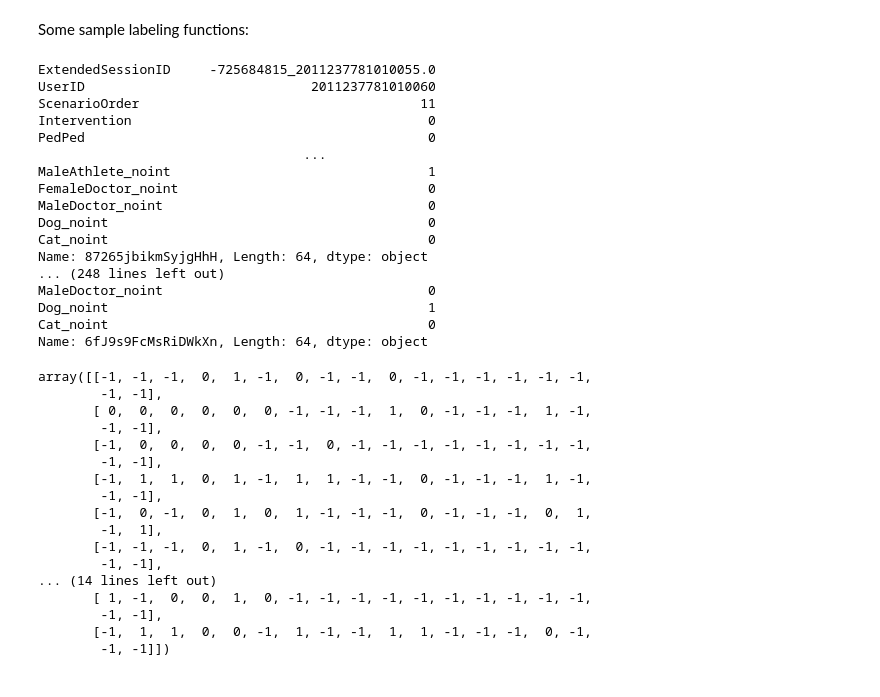
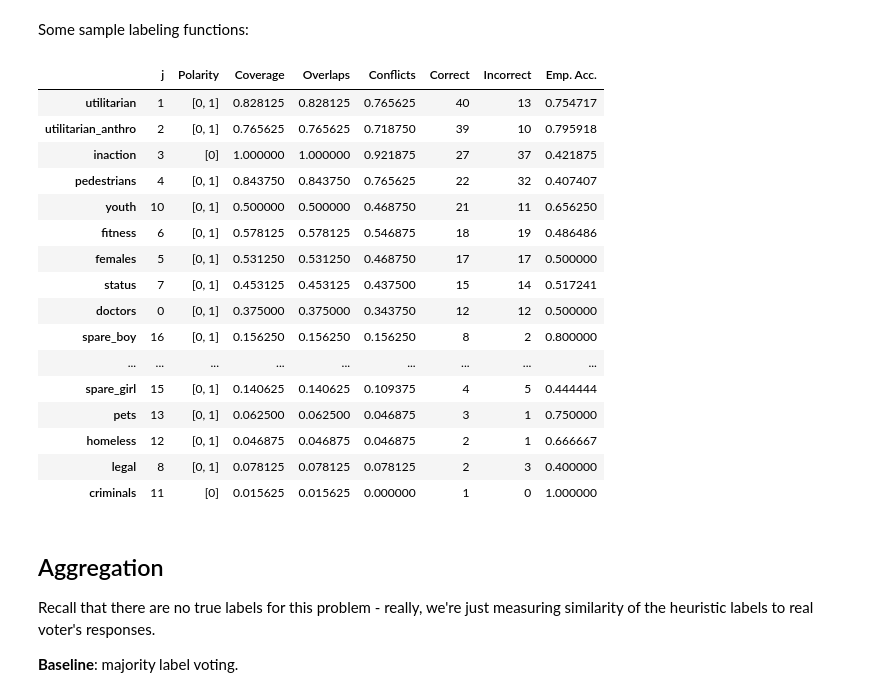
Before and after one commit to ryansteed/heuristic-moral-machine, a Jupyter notebook: jupyter/exploration.ipynb, the cells around one changed output. Saved outputs shown, nothing was run; the diff lists cells and outputs as text; code cells hidden in the pictures.

Commit message:
:construction: WIP: baseline classifier

```diff
--- a/jupyter/exploration.ipynb
+++ b/jupyter/exploration.ipynb
@@ -164,66 +151,59 @@ import utils
 import importlib
 importlib.reload(labeling_functions)
 importlib.reload(utils)
+
 from snorkel.labeling import PandasLFApplier
+from snorkel.labeling import LFAnalysis
+
 
 lfs = [
     labeling_functions.doctors,
     labeling_functions.utilitarian,
     labeling_functions.utilitarian_anthro,
     labeling_functions.inaction,
     labeling_functions.pedestrians,
     labeling_functions.females,
     labeling_functions.fitness,
     labeling_functions.status,
     labeling_functions.legal,
     labeling_functions.illegal,
     labeling_functions.youth,
     labeling_functions.criminals,
     labeling_functions.homeless,
     labeling_functions.pets,
     labeling_functions.spare_strollers,
     labeling_functions.spare_girl,
     labeling_functions.spare_boy,
     labeling_functions.spare_pregnant
 ]
 
 applier = PandasLFApplier(lfs=lfs)
 L_train = applier.apply(df=X_train)
 L_dev = applier.apply(df=X_dev)
-L_train
+L_valid = applier.apply(df=X_val)
+LFAnalysis(L=L_dev, lfs=lfs).lf_summary(Y=y_dev.values).sort_values("Correct", ascending=False)
 # %% [output]
-ExtendedSessionID     -725684815_2011237781010055.0
-UserID                             2011237781010060
-ScenarioOrder                                    11
-Intervention                                      0
-PedPed                                            0
-                                  ...
-MaleAthlete_noint                                 1
-FemaleDoctor_noint                                0
-MaleDoctor_noint                                  0
-Dog_noint                                         0
-Cat_noint                                         0
-Name: 87265jbikmSyjgHhH, Length: 64, dtype: object
-... (248 lines left out)
-MaleDoctor_noint                                  0
-Dog_noint                                         1
-Cat_noint                                         0
-Name: 6fJ9s9FcMsRiDWkXn, Length: 64, dtype: object
-array([[-1, -1, -1,  0,  1, -1,  0, -1, -1,  0, -1, -1, -1, -1, -1, -1,
-        -1, -1],
-       [ 0,  0,  0,  0,  0,  0, -1, -1, -1,  1,  0, -1, -1, -1,  1, -1,
-        -1, -1],
-       [-1,  0,  0,  0,  0, -1, -1,  0, -1, -1, -1, -1, -1, -1, -1, -1,
-        -1, -1],
-       [-1,  1,  1,  0,  1, -1,  1,  1, -1, -1,  0, -1, -1, -1,  1, -1,
-        -1, -1],
-       [-1,  0, -1,  0,  1,  0,  1, -1, -1, -1,  0, -1, -1, -1,  0,  1,
-        -1,  1],
-       [-1, -1, -1,  0,  1, -1,  0, -1, -1, -1, -1, -1, -1, -1, -1, -1,
-        -1, -1],
-... (14 lines left out)
-       [ 1, -1,  0,  0,  1,  0, -1, -1, -1, -1, -1, -1, -1, -1, -1, -1,
-        -1, -1],
-       [-1,  1,  1,  0,  0, -1,  1, -1, -1,  1,  1, -1, -1, -1,  0, -1,
-        -1, -1]])
+|  | j | Polarity | Coverage | Overlaps | Conflicts | Correct | Incorrect | Emp. Acc. |
+| utilitarian | 1 | [0, 1] | 0.828125 | 0.828125 | 0.765625 | 40 | 13 | 0.754717 |
+| utilitarian_anthro | 2 | [0, 1] | 0.765625 | 0.765625 | 0.718750 | 39 | 10 | 0.795918 |
+| inaction | 3 | [0] | 1.000000 | 1.000000 | 0.921875 | 27 | 37 | 0.421875 |
+| pedestrians | 4 | [0, 1] | 0.843750 | 0.843750 | 0.765625 | 22 | 32 | 0.407407 |
+| youth | 10 | [0, 1] | 0.500000 | 0.500000 | 0.468750 | 21 | 11 | 0.656250 |
+| fitness | 6 | [0, 1] | 0.578125 | 0.578125 | 0.546875 | 18 | 19 | 0.486486 |
+| females | 5 | [0, 1] | 0.531250 | 0.531250 | 0.468750 | 17 | 17 | 0.500000 |
+| status | 7 | [0, 1] | 0.453125 | 0.453125 | 0.437500 | 15 | 14 | 0.517241 |
+| doctors | 0 | [0, 1] | 0.375000 | 0.375000 | 0.343750 | 12 | 12 | 0.500000 |
+| spare_boy | 16 | [0, 1] | 0.156250 | 0.156250 | 0.156250 | 8 | 2 | 0.800000 |
+| ... | ... | ... | ... | ... | ... | ... | ... | ... |
+| spare_girl | 15 | [0, 1] | 0.140625 | 0.140625 | 0.109375 | 4 | 5 | 0.444444 |
+| pets | 13 | [0, 1] | 0.062500 | 0.062500 | 0.046875 | 3 | 1 | 0.750000 |
+| homeless | 12 | [0, 1] | 0.046875 | 0.046875 | 0.046875 | 2 | 1 | 0.666667 |
+| legal | 8 | [0, 1] | 0.078125 | 0.078125 | 0.078125 | 2 | 3 | 0.400000 |
+| criminals | 11 | [0] | 0.015625 | 0.015625 | 0.000000 | 1 | 0 | 1.000000 |
+# %% [markdown]
+## Aggregation
+
+Recall that there are no true labels for this problem - really, we're just measuring similarity of the heuristic labels to real voter's responses.
+
+**Baseline**: majority label voting.
 # %%
```
Also changed, not shown: parts of 15 cells of this notebook, 2 other files.
